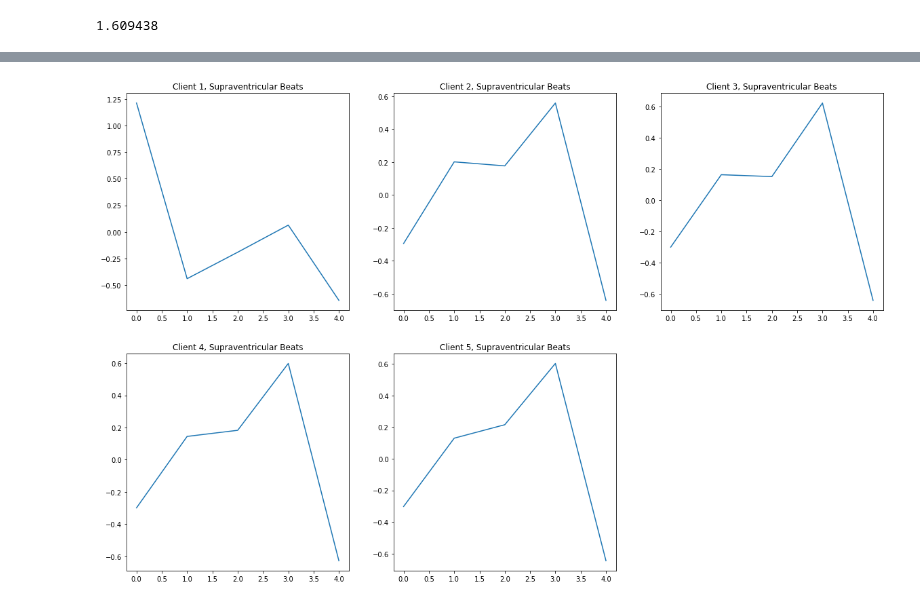
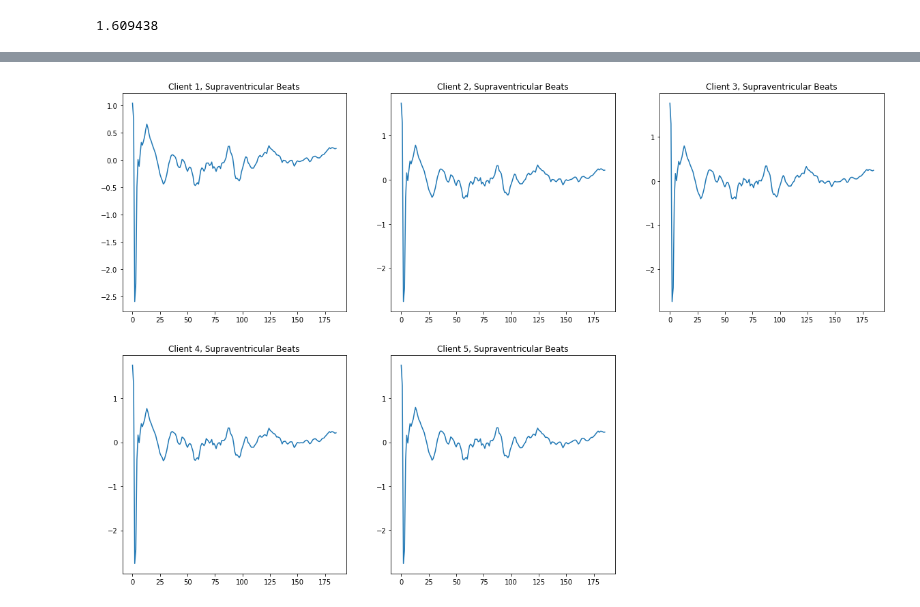
Before and after one commit to dilawarm/federated, a Jupyter notebook: notebooks/WeightExtraction.ipynb, the cells around one changed output, grey strips where cells are left out. Saved outputs shown, nothing was run; the diff lists cells and outputs as text; code cells hidden in the pictures.

```diff
--- a/notebooks/WeightExtraction.ipynb
+++ b/notebooks/WeightExtraction.ipynb
@@ -203,15 +203,17 @@ models = grab_all_models(model, 0.1, federated_train_data)
 # %%
 import matplotlib.pyplot as plt
 
 illness = ["Normal beats", "Supraven.", "Ventricular", "Fusion", "Unknown"]
 #fig, axs = plt.subplots(5, 2, figsize=(20,20))
 
 plt.figure(figsize=(20, 20))
 
 for i in range(5):
     model = models[i]
     plt.subplot(3,3,i+1)
-    plt.plot(model["bias"])
+    plt.plot(model["weights"][:, 1])
     plt.title(f"Client {i+1}, Supraventricular Beats")
+
+plt.savefig(f"images/weight_extraction_supra.pdf", bbox_inches='tight')
 # %% [output]
-[figure, old version]
+[figure, new version]
```
Also changed, not shown: parts of 5 cells of this notebook, 2 other files.
